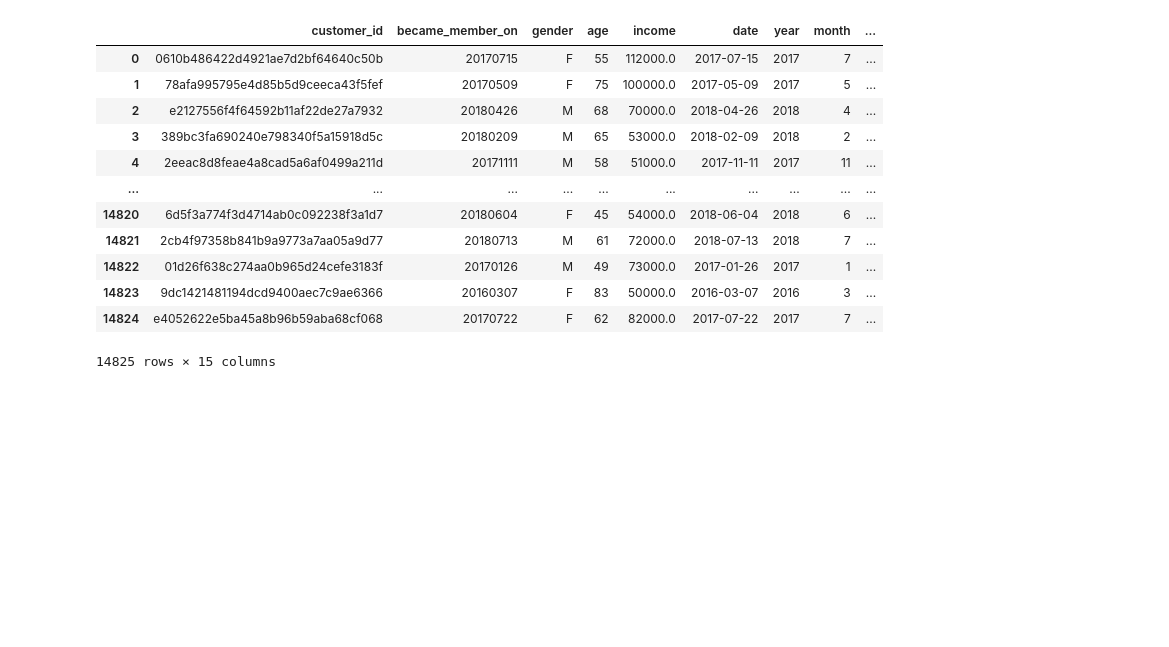
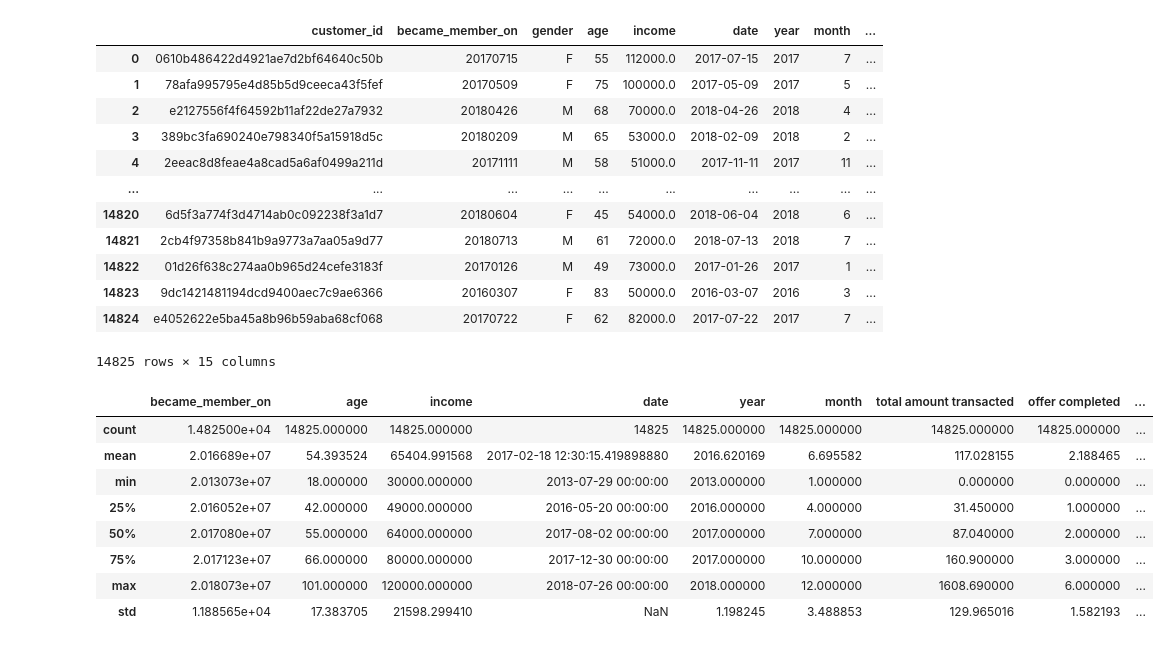
Before and after one commit to Koremm/Coffeeoffers, a Jupyter notebook: Coffee Offers Vscode.ipynb, the cells around one changed output. Cells and saved outputs as stored; diff of their text form; code cells hidden in the pictures; blank space fills up the shorter version.

Commit message:
Merged total transaction and transaction before offer, rename and drop

```diff
--- a/Coffee Offers Vscode.ipynb
+++ b/Coffee Offers Vscode.ipynb
@@ -564,7 +552,7 @@ amount_before_offer = all_merged_no118[['customer_id', 'transactbeforeoffer']].g
 amount_before_offer.rename(columns={'transactbeforeoffer':'transaction before completed offer'}, inplace = True)
 customers_no118_edit = customers_no118_edit.merge(amount_before_offer,how = 'left', left_on = 'customer_id', right_on = 'customer_id')
 # %%
-customers_no118_edit.drop(columns='transactbeforeoffer', inplace = True)
+#customers_no118_edit.drop(columns='transactbeforeoffer', inplace = True)
 customers_no118_edit.rename(columns={'transaction':'number of transactions'}, inplace = True)
 customers_no118_edit
 # %% [output]
@@ -581,3 +569,15 @@ customers_no118_edit
 | 14823 | 9dc1421481194dcd9400aec7c9ae6366 | 20160307 | F | 83 | 50000.0 | 2016-03-07 | 2016 | 3 | ... |
 | 14824 | e4052622e5ba45a8b96b59aba68cf068 | 20170722 | F | 62 | 82000.0 | 2017-07-22 | 2017 | 7 | ... |
 14825 rows × 15 columns
+# %%
+customers_no118_edit.describe()
+# %% [output]
+|  | became_member_on | age | income | date | year | month | total amount transacted | offer completed | ... |
+| count | 1.482500e+04 | 14825.000000 | 14825.000000 | 14825 | 14825.000000 | 14825.000000 | 14825.000000 | 14825.000000 | ... |
+| mean | 2.016689e+07 | 54.393524 | 65404.991568 | 2017-02-18 12:30:15.419898880 | 2016.620169 | 6.695582 | 117.028155 | 2.188465 | ... |
+| min | 2.013073e+07 | 18.000000 | 30000.000000 | 2013-07-29 00:00:00 | 2013.000000 | 1.000000 | 0.000000 | 0.000000 | ... |
+| 25% | 2.016052e+07 | 42.000000 | 49000.000000 | 2016-05-20 00:00:00 | 2016.000000 | 4.000000 | 31.450000 | 1.000000 | ... |
+| 50% | 2.017080e+07 | 55.000000 | 64000.000000 | 2017-08-02 00:00:00 | 2017.000000 | 7.000000 | 87.040000 | 2.000000 | ... |
+| 75% | 2.017123e+07 | 66.000000 | 80000.000000 | 2017-12-30 00:00:00 | 2017.000000 | 10.000000 | 160.900000 | 3.000000 | ... |
+| max | 2.018073e+07 | 101.000000 | 120000.000000 | 2018-07-26 00:00:00 | 2018.000000 | 12.000000 | 1608.690000 | 6.000000 | ... |
+| std | 1.188565e+04 | 17.383705 | 21598.299410 | NaN | 1.198245 | 3.488853 | 129.965016 | 1.582193 | ... |
```
Also changed, not shown: parts of 1 cell of this notebook.
